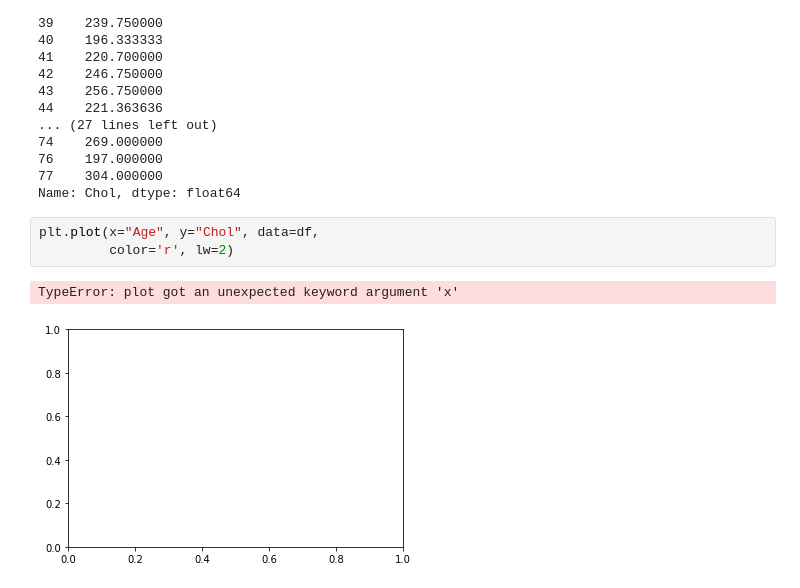
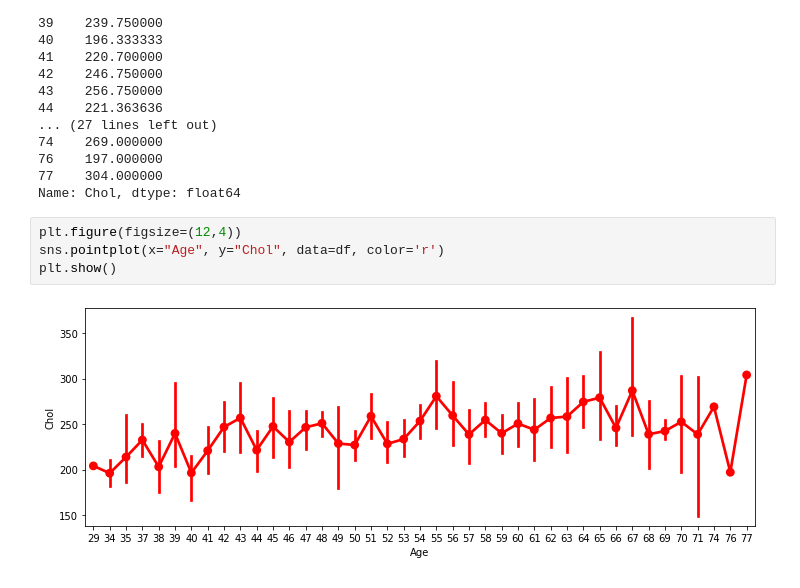
Before and after one commit to ankush-vem/Heart-Attack-Prediction, a Jupyter notebook: Code/heart.ipynb, the cells around one changed output. Saved outputs shown, nothing was run; the diff lists cells and outputs as text.

Commit message:
Chol - update on line plot

```diff
--- a/Code/heart.ipynb
+++ b/Code/heart.ipynb
@@ -208,8 +208,8 @@ Age
 77    304.000000
 Name: Chol, dtype: float64
 # %%
-plt.plot(x="Age", y="Chol", data=df,
-         color='r', lw=2)
+plt.figure(figsize=(12,4))
+sns.pointplot(x="Age", y="Chol", data=df, color='r')
+plt.show()
 # %% [output]
-TypeError: plot got an unexpected keyword argument 'x'
-[figure, old version]
+[figure, new version]
```
